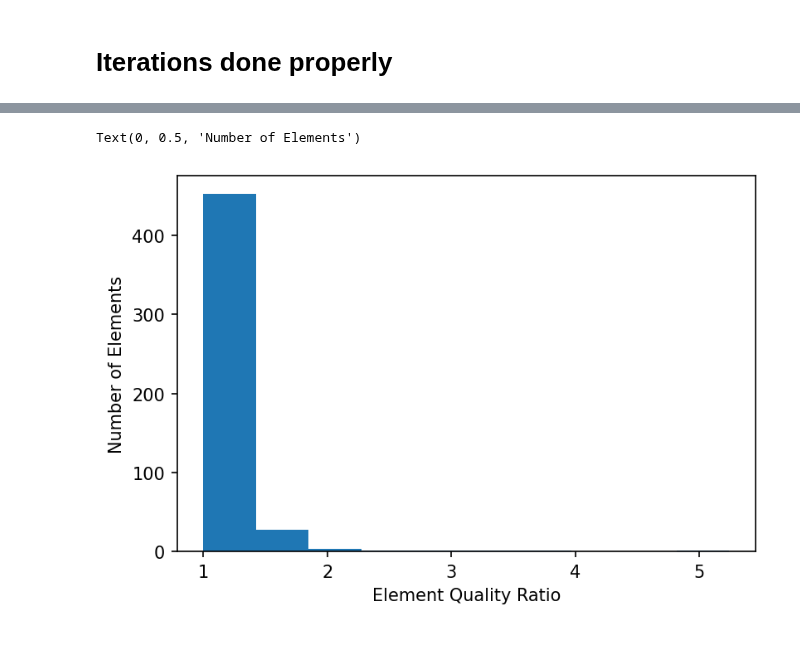
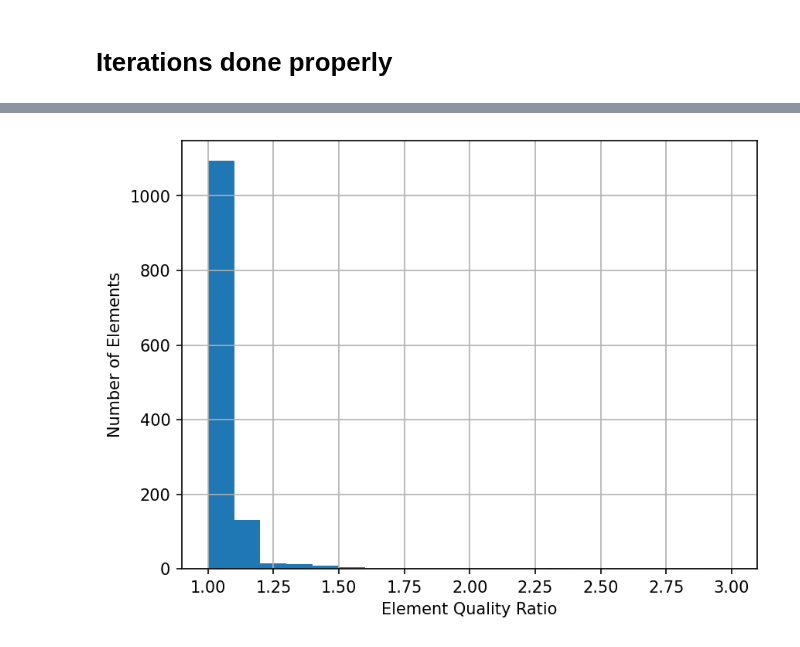
Before and after one commit to Alpel99/comp_math_SE, a Jupyter notebook: code/shape_opt_auto-bc_try.ipynb, the cells around one changed output, grey strips where cells are left out. Drawn from its saved outputs; the diff is of its cells as text; code cells hidden in the pictures.

```diff
--- a/code/shape_opt_auto-bc_try.ipynb
+++ b/code/shape_opt_auto-bc_try.ipynb
@@ -10,8 +10,8 @@ importing NGSolve-6.2.2203
 setup geometry
 # %%
 geo = SplineGeometry()
-h_coarse = 0.8
-h_fine = 0.15
+h_coarse = 0.2
+h_fine = 0.2
 geo.AddRectangle( (-3,-2), (3, 2), bcs = ("top", "out", "bot", "in"), leftdomain=1, rightdomain=0, maxh=h_coarse)
 geo.AddCircle(c=(0, 0), r=1, leftdomain=2, rightdomain=1, bc="outer_cylinder", maxh=h_fine)
 geo.AddCircle(c=(0, 0), r=0.5, leftdomain=0, rightdomain=2, bc="cyl", maxh=h_fine)
@@ -172,10 +172,11 @@ b = BilinearForm(VEC)
 b += (InnerProduct(grad(X),grad(PHI)+grad(PHI).trans)).Compile() *dx + (InnerProduct(X,PHI)).Compile()*dx
 
 #Cauchy-Riemann Penalisation
-gamma0 = 4
+gamma0 = 25
 gamma = Parameter(gamma0)
-b += gamma*(PHI.Deriv()[0,0] - PHI.Deriv()[1,1])*(X.Deriv()[0,0] - X.Deriv()[1,1])*dx
-b += gamma*(PHI.Deriv()[1,0] - PHI.Deriv()[0,1])*(X.Deriv()[1,0] - X.Deriv()[0,1])*dx
+Gamma = 30
+b += Gamma*(PHI.Deriv()[0,0] - PHI.Deriv()[1,1])*(X.Deriv()[0,0] - X.Deriv()[1,1])*dx
+b += Gamma*(PHI.Deriv()[1,0] - PHI.Deriv()[0,1])*(X.Deriv()[1,0] - X.Deriv()[0,1])*dx
 # %%
 def updateParams(v=False):
     vol.Set(Integrate(surf_t,mesh))
@@ -222,7 +223,7 @@ solveStokes()
 
 data = [[] for x in range(7)]
 
-iter_max = 750
+iter_max = 300
 Jold = Integrate(calc_drag(gfu), mesh)
 
 # try parts of loop
@@ -307,37 +298,37 @@ deformation_vector = np.asarray(gfset.vec)
 
 # Element Quality ratio eta with sidelengths a,b,c of element K
 def eta_K(abc):
     A, B, C = abc[0,:], abc[1,:], abc[2,:]
     a, b, c = np.linalg.norm(A-C), np.linalg.norm(A-B), np.linalg.norm(B-C)
     s = 1/2*(a+b+c) #half the circumference of element
     A = np.sqrt(s*(s-a)*(s-b)*(s-c)) #Area calculation with Heron Theorem
     r = 2*A / (a+b+c) # radius of inscribed circle
     R = (a*b*c) / (4*A) # radius of circumscribed circle
     eta = R / (2*r)
     return eta
 
 for elmnt in mesh.Elements():
     el = NodeId(ELEMENT,elmnt.nr)
     meshel = mesh[el]
     abc = np.empty([3,2])
     counter = 0
 
     for vert in elmnt.vertices:
         ve = NodeId(VERTEX, vert.nr)
         meshvert = mesh[ve]
         abc[counter] = np.asarray(meshvert.point) + deformation_vector[vert.nr]
         counter += 1
 
     counter = 0
     Element_Quality_Data[elmnt.nr] = eta_K(abc)
 
-
-plt.hist(Element_Quality_Data)
+plt.rcParams['figure.dpi'] = 150
+plt.hist(Element_Quality_Data, 20)
 plt.xlabel("Element Quality Ratio")
 plt.ylabel("Number of Elements")
+plt.grid()
 # %% [output]
-Text(0, 0.5, 'Number of Elements')
-[figure, old version]
+[figure, new version]
 # %%
 plt.rcParams['figure.dpi'] = 150
 c = 0
```
Also changed, not shown: parts of 7 cells of this notebook, 1 other file.
